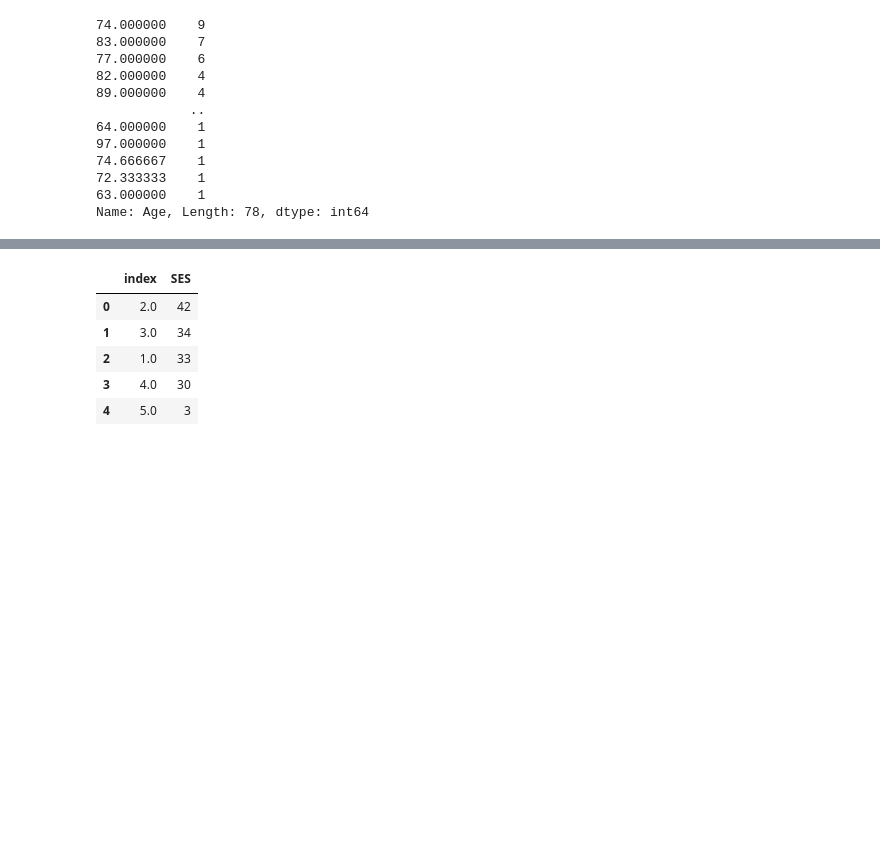
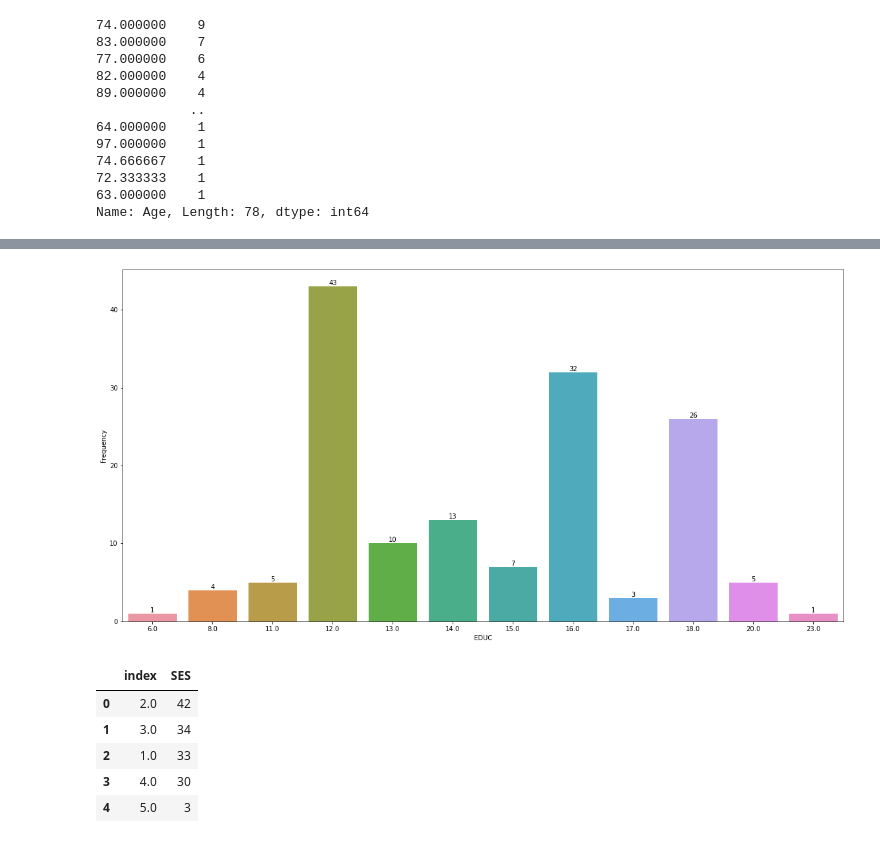
Before and after one commit to amyrmahdy/pets, a Jupyter notebook: AI/classification/oasis_brain_project/visit_missing_values.ipynb, the cells around one changed output, grey strips where cells are left out. Cells and saved outputs as stored; diff of their text form; code cells hidden in the pictures; blank space fills up the shorter version.

Commit message:
Update visit_missing_values.ipynb with new plot wiht anotation

```diff
--- a/AI/classification/oasis_brain_project/visit_missing_values.ipynb
+++ b/AI/classification/oasis_brain_project/visit_missing_values.ipynb
@@ -39,4 +32,4 @@ df.groupby(["Subject ID"])["Age"].mean().value_counts()
 63.000000    1
 Name: Age, Length: 78, dtype: int64
 # %%
-df.groupby(["Subject ID"])["EDUC"].mean().value_counts().reset_index().rename(columns = {"index" : "EDUC", "EDUC" : "Frequency"}) # .plot(x = "EDUC", y = "Frequency", kind = "bar", figsize = (20,10), ylabel = "Frequency")
+df_educ = df.groupby(["Subject ID"])["EDUC"].mean().value_counts().reset_index().rename(columns = {"index" : "EDUC", "EDUC" : "Frequency"}) # .plot(x = "EDUC", y = "Frequency", kind = "bar", figsize = (20,10), ylabel = "Frequency")
@@ -57,3 +52,10 @@ df.groupby(["Subject ID"])["EDUC"].mean().value_counts().reset_index().rename(co
+# %%
+fig, ax = plt.subplots(figsize = (20,10))
+sns.barplot(x = "EDUC", y = "Frequency", data = df_educ, ax = ax)
+ax.bar_label(ax.containers[0])
+plt.show()
+# %% [output]
+[figure, added]
 # %%
 df.groupby(["Subject ID"])["SES"].mean().value_counts().reset_index().sum
 # %% [output]
```
Also changed, not shown: parts of 3 cells of this notebook.
